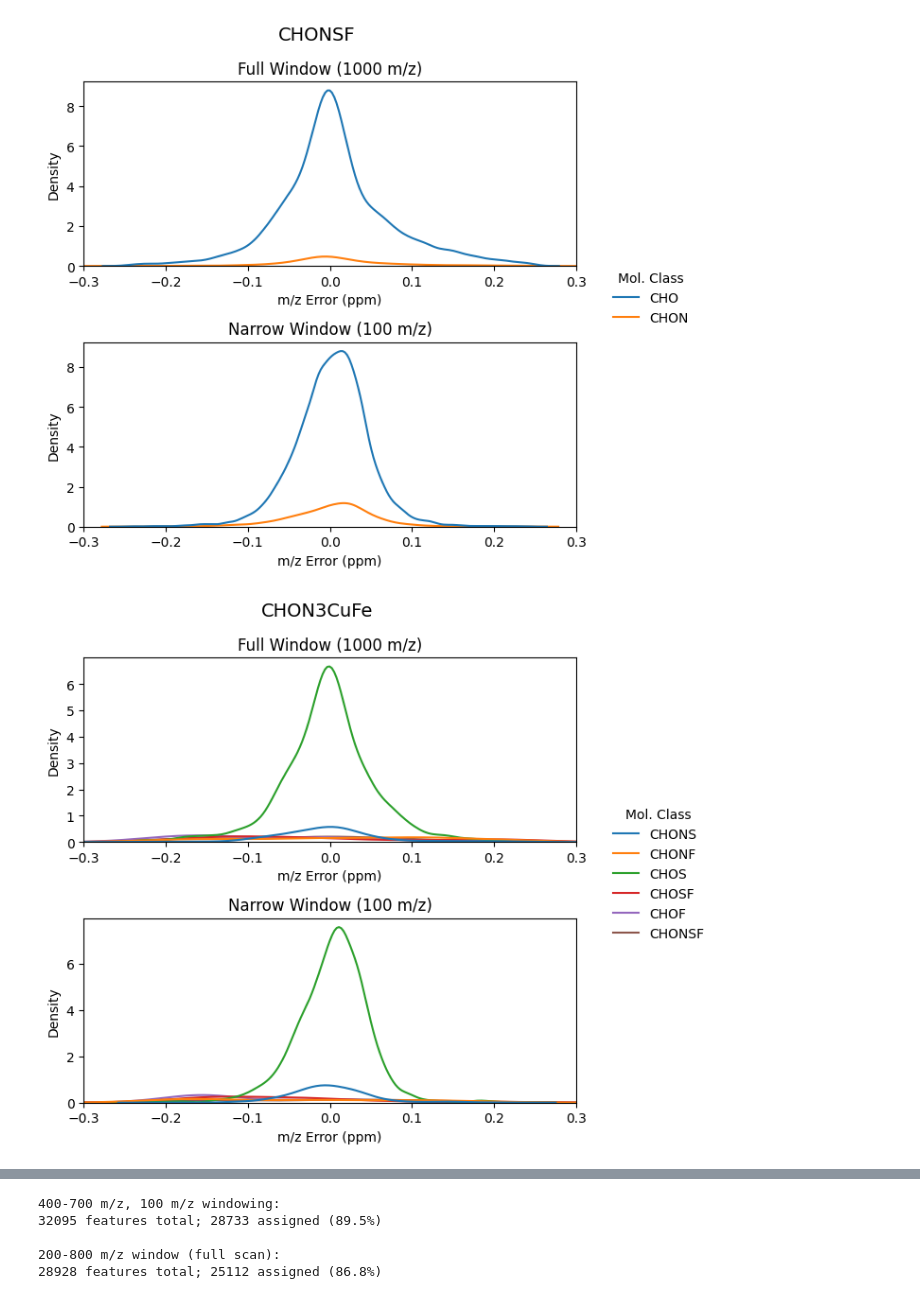
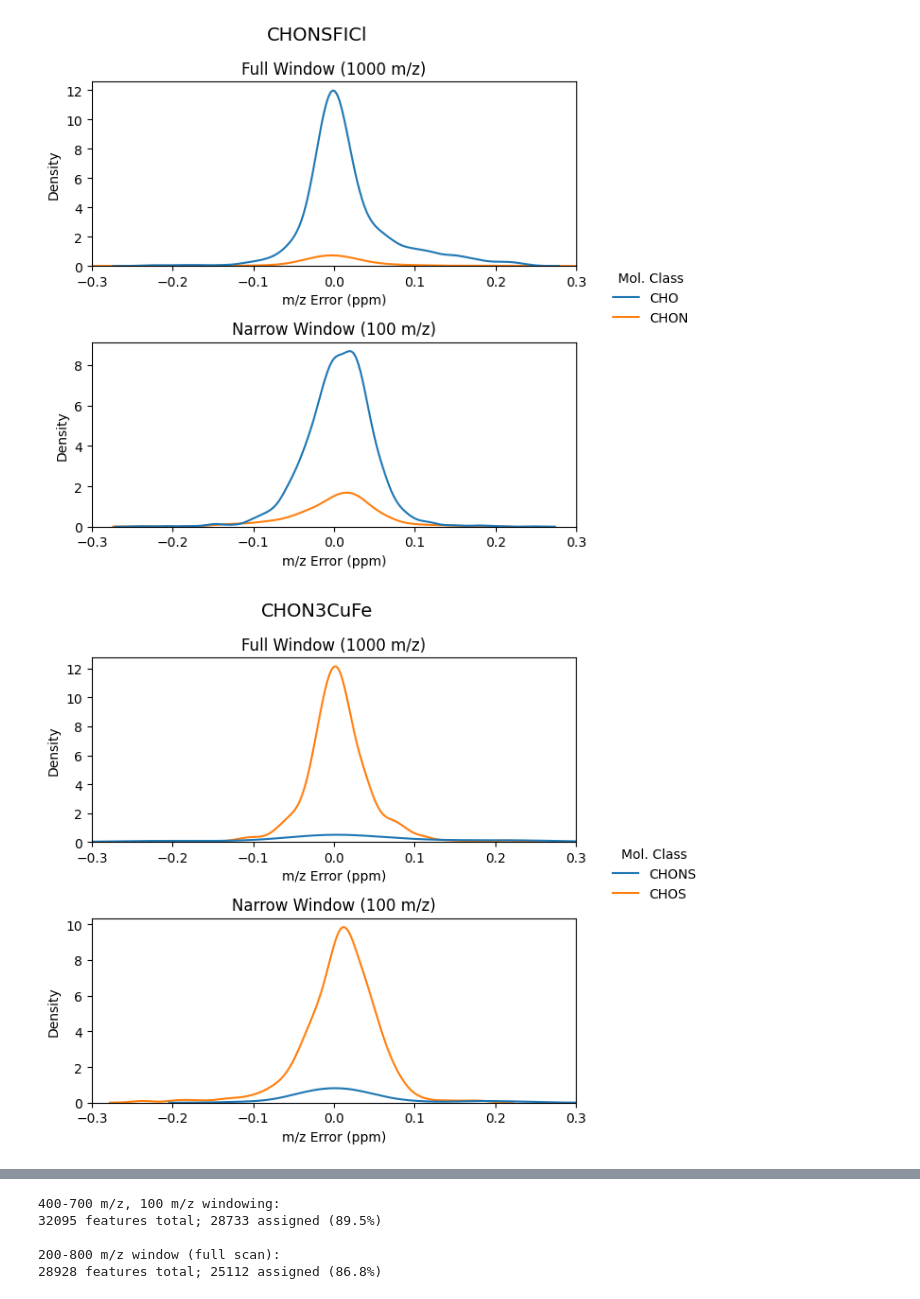
Before and after one commit to rboiteau/CoreMS, a Jupyter notebook: LC-21T-neg.ipynb, the cells around one changed output, grey strips where cells are left out. Saved outputs shown, nothing was run; the diff lists cells and outputs as text; code cells hidden in the pictures.

```diff
--- a/LC-21T-neg.ipynb
+++ b/LC-21T-neg.ipynb
@@ -370,7 +195,9 @@ for window in data_df['m/z window'].unique():
 data_df.to_csv(dir+'/processed_'+fname)
 # %%
 #-#-#-# read assignment results from .csv
-data_df = pd.read_csv(dir+'/processed_'+fname)
+dir = '/Volumes/Samsung_T5/NHMFL/2023_January_Christian/wastewater/Zorbax_5um_inject_1500ms/neg/'
+fname = 'processed_ww_initial_assignment.csv'
+data_df = pd.read_csv(dir+fname)
 # %%
 # create subsets of assignments based m/z window
 
@@ -392,32 +219,32 @@ mzfull = pd.concat(listfullzmz)
 # %%
 # plot assignment error kernel density CHON
 
-ttt = 'CHONSF'  ## title for main plot
+ttt = 'CHONSFICl'  ## title for main plot
 
 dffull = mzfull[(mzfull['mol_class']=='CHO') | (mzfull['mol_class']=='CHON')]
 fig, (ax1, ax2) = plt.subplots(2, 1, figsize = (6,6))
 sns.kdeplot(data=dffull[dffull['mol_class']!='Unassigned'], x="m/z Error (ppm)", hue="mol_class", ax = ax1)
 ax1.set_xlim(-0.3,0.3)
 ax1.set_title( 'Full Window (1000 m/z)')
 legend = ax1.get_legend()
 handles = legend.legendHandles
 labels = dffull[dffull['mol_class']!='Unassigned']['mol_class'].unique()
 legend.remove()
 
 df100 = mz100[(mz100['mol_class']=='CHO') | (mz100['mol_class']=='CHON')]
 sns.kdeplot(data=df100[df100['mol_class']!='Unassigned'], x="m/z Error (ppm)", hue="mol_class", ax = ax2, legend = False)
 ax2.set_title( 'Narrow Window (100 m/z)')
 ax2.set_xlim(-0.3,0.3)
 
 
 fig.suptitle(ttt, fontsize=14)
 fig.legend(handles, labels, title='Mol. Class', frameon = False, bbox_to_anchor=(1.0,0.5), loc = 'center left')
 
 plt.tight_layout()
 
 plt.show()
 # %% [output]
-[figure, old version]
+[figure, new version]
 # %%
 # plot assignment error kernel density CHON
 import itertools
@@ -452,4 +279,4 @@ plt.tight_layout()
 
 plt.show()
 # %% [output]
-[figure, old version]
+[figure, new version]
```
Also changed, not shown: parts of 30 cells of this notebook, 1 other file.
